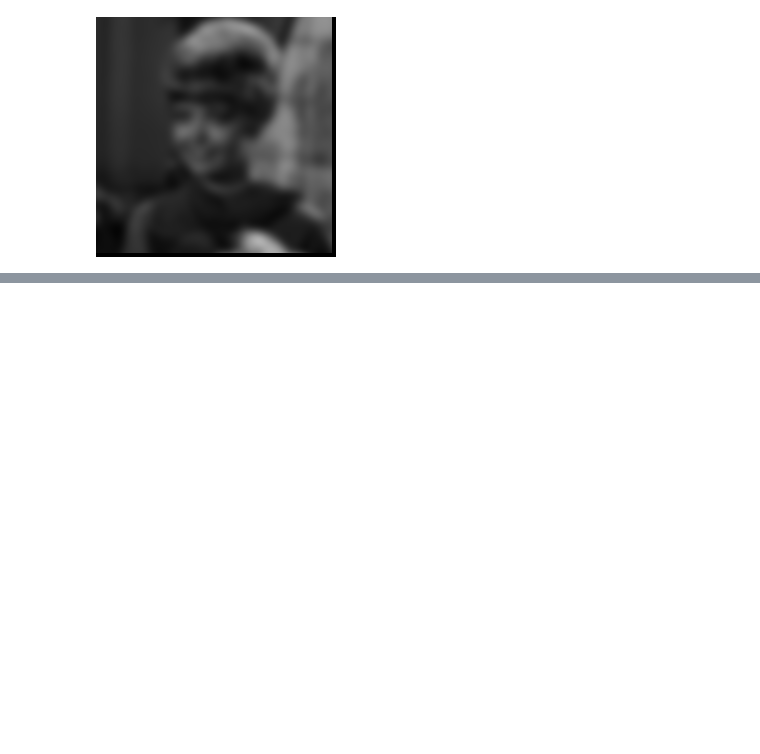
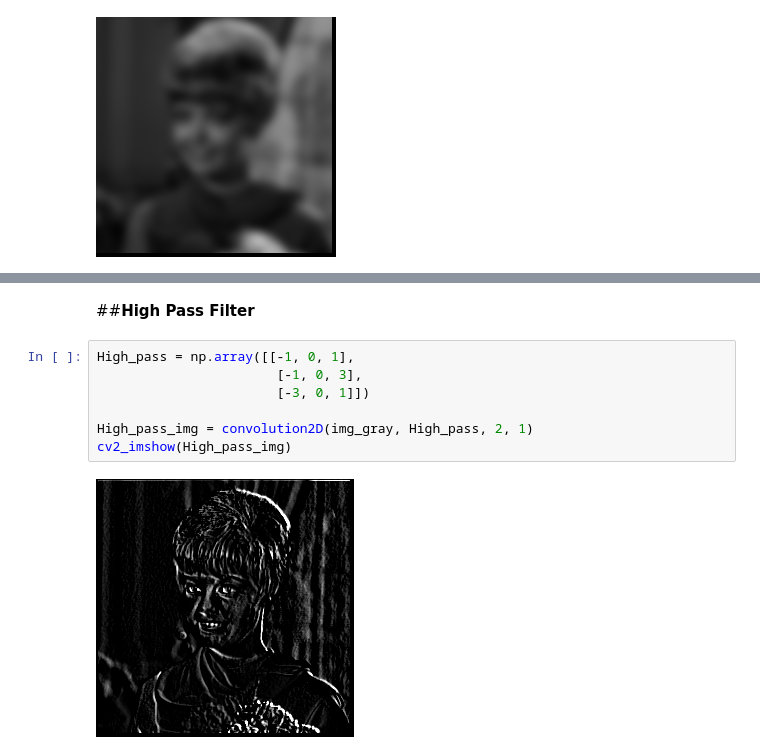
Before and after one commit to NurlailyAsrobika16/PCVK_Genap_2023, a Jupyter notebook: Week7.ipynb, the cells around one changed output, grey strips where cells are left out. Drawn from its saved outputs; the diff is of its cells as text; blank space fills up the shorter version.

```diff
--- a/Week7.ipynb
+++ b/Week7.ipynb
@@ -171,0 +209,11 @@ cv2_imshow(output_gauss)
+# %% [markdown]
+##**High Pass Filter**
+# %%
+High_pass = np.array([[-1, 0, 1],
+                       [-1, 0, 3],
+                       [-3, 0, 1]])
+
+High_pass_img = convolution2D(img_gray, High_pass, 2, 1)
+cv2_imshow(High_pass_img)
+# %% [output]
+[figure, added]
```
Also changed, not shown: parts of 6 cells of this notebook.
